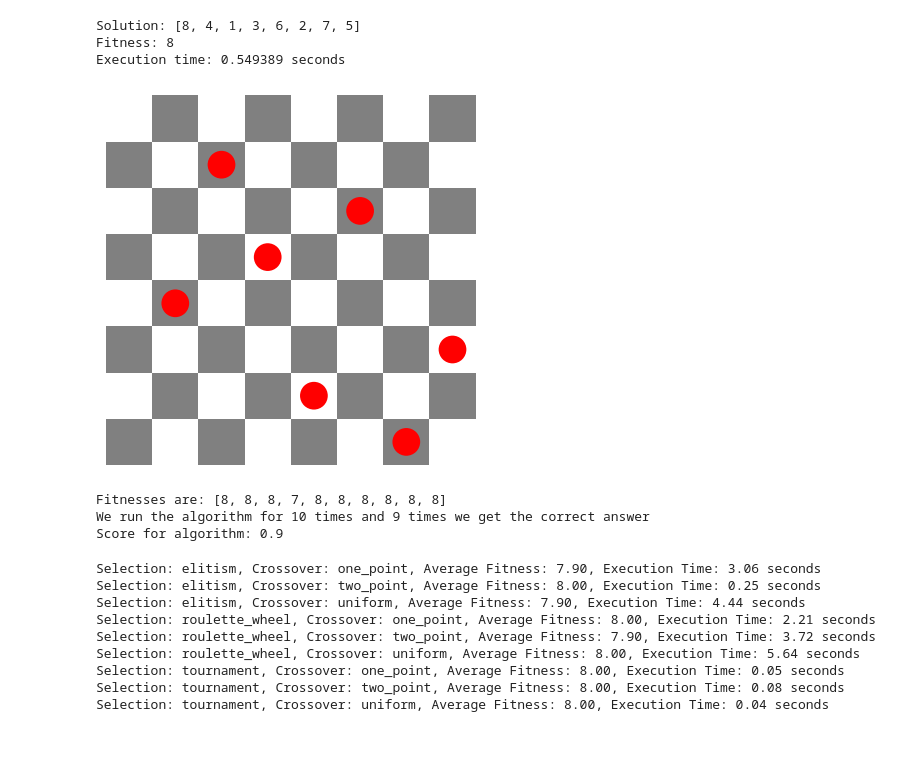
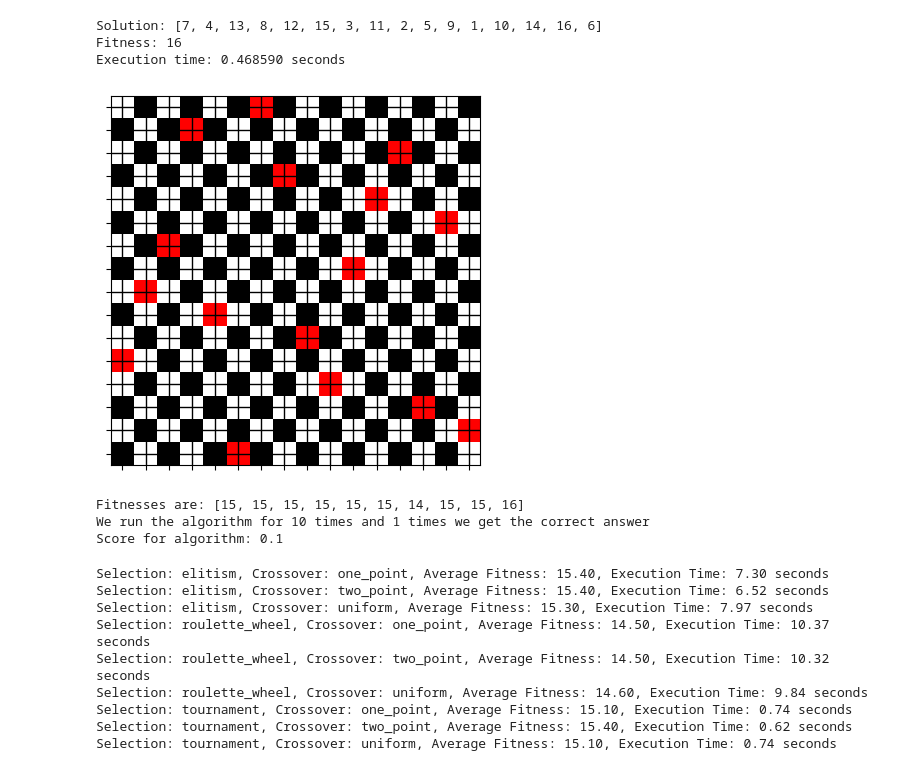
Before and after one commit to IAmirKhani/NQueens-using-genetic-algorithm, a Jupyter notebook: project_6.ipynb, the cells around one changed output. Drawn from its saved outputs; the diff is of its cells as text; code cells hidden in the pictures; blank space fills up the shorter version.

Commit message:
changing the visualization function.

```diff
--- a/project_6.ipynb
+++ b/project_6.ipynb
@@ -88,47 +88,46 @@ def genetic_algorithm(n, population_size, generations, selection_method, crossov
 # %%
 def visualize_board(chromosome):
     n = len(chromosome)
-    fig, ax = plt.subplots()
+    board = np.zeros((n, n, 3))
+
     for i in range(n):
         for j in range(n):
             if (i + j) % 2 == 0:
-                color = 'white'
+                board[i, j] = [1, 1, 1]
             else:
-                color = 'gray'
-            ax.add_patch(patches.Rectangle((i, j), 1, 1, facecolor=color))
+                board[i, j] = [0, 0, 0]
 
-    for i, j in enumerate(chromosome):
-        ax.add_patch(patches.Circle((i + 0.5, j + 0.5), 0.3, facecolor='red'))
+    for i in range(n):
+        board[i, chromosome[i] - 1] = [1, 0, 0]
 
-    ax.set_xlim(0, n)
-    ax.set_ylim(0, n)
-    ax.set_aspect('equal')
-    plt.gca().invert_yaxis()
-    plt.axis('off')
+    plt.imshow(board)
+    plt.xticks(range(n), [])
+    plt.yticks(range(n), [])
+    plt.grid(True, which='both', color='black', linewidth=1)
     plt.show()
 # %%
 if __name__ == "__main__":
-    n = 8
+    n = 16
     population_size = 100
     generations = 1000
 
-    selection_method = roulette_wheel_selection
-    crossover_method = one_point_crossover
+    selection_method = tournament_selection
+    crossover_method = two_point_crossover
 
     start_time = time.time()
     solution = genetic_algorithm(n, population_size, generations, selection_method, crossover_method)
     execution_time = time.time() - start_time
 
     print("Solution:", solution)
     print("Fitness:", fitness(solution, n))
     print("Execution time: {:.6f} seconds".format(execution_time))
 
     visualize_board(solution)
 # %% [output]
-Solution: [8, 4, 1, 3, 6, 2, 7, 5]
-Fitness: 8
-Execution time: 0.549389 seconds
+Solution: [7, 4, 13, 8, 12, 15, 3, 11, 2, 5, 9, 1, 10, 14, 16, 6]
+Fitness: 16
+Execution time: 0.468590 seconds
-[figure, old version]
+[figure, new version]
 # %%
 validation = []
 num_iter = 10
@@ -150,9 +149,9 @@ print(f'Fitnesses are: {validation}')
 print(f'We run the algorithm for {num_iter} times and {complete_answers} times we get the correct answer')
 print(f'Score for algorithm: {complete_answers/num_iter}')
 # %% [output]
-Fitnesses are: [8, 8, 8, 7, 8, 8, 8, 8, 8, 8]
-We run the algorithm for 10 times and 9 times we get the correct answer
-Score for algorithm: 0.9
+Fitnesses are: [15, 15, 15, 15, 15, 15, 14, 15, 15, 16]
+We run the algorithm for 10 times and 1 times we get the correct answer
+Score for algorithm: 0.1
 # %%
 selection_methods = {
     'elitism': elitism_selection,
@@ -193,15 +192,15 @@ for result in results:
     print("Selection: {}, Crossover: {}, Average Fitness: {:.2f}, Execution Time: {:.2f} seconds".format(
         result['selection'], result['crossover'], result['average_fitness'], result['execution_time']))
 # %% [output]
-Selection: elitism, Crossover: one_point, Average Fitness: 7.90, Execution Time: 3.06 seconds
-Selection: elitism, Crossover: two_point, Average Fitness: 8.00, Execution Time: 0.25 seconds
-Selection: elitism, Crossover: uniform, Average Fitness: 7.90, Execution Time: 4.44 seconds
-Selection: roulette_wheel, Crossover: one_point, Average Fitness: 8.00, Execution Time: 2.21 seconds
-Selection: roulette_wheel, Crossover: two_point, Average Fitness: 7.90, Execution Time: 3.72 seconds
-Selection: roulette_wheel, Crossover: uniform, Average Fitness: 8.00, Execution Time: 5.64 seconds
-Selection: tournament, Crossover: one_point, Average Fitness: 8.00, Execution Time: 0.05 seconds
-Selection: tournament, Crossover: two_point, Average Fitness: 8.00, Execution Time: 0.08 seconds
-Selection: tournament, Crossover: uniform, Average Fitness: 8.00, Execution Time: 0.04 seconds
+Selection: elitism, Crossover: one_point, Average Fitness: 15.40, Execution Time: 7.30 seconds
+Selection: elitism, Crossover: two_point, Average Fitness: 15.40, Execution Time: 6.52 seconds
+Selection: elitism, Crossover: uniform, Average Fitness: 15.30, Execution Time: 7.97 seconds
+Selection: roulette_wheel, Crossover: one_point, Average Fitness: 14.50, Execution Time: 10.37 seconds
+Selection: roulette_wheel, Crossover: two_point, Average Fitness: 14.50, Execution Time: 10.32 seconds
+Selection: roulette_wheel, Crossover: uniform, Average Fitness: 14.60, Execution Time: 9.84 seconds
+Selection: tournament, Crossover: one_point, Average Fitness: 15.10, Execution Time: 0.74 seconds
+Selection: tournament, Crossover: two_point, Average Fitness: 15.40, Execution Time: 0.62 seconds
+Selection: tournament, Crossover: uniform, Average Fitness: 15.10, Execution Time: 0.74 seconds
 # %%
 import matplotlib.pyplot as plt
 
```
Also changed, not shown: parts of 1 cell of this notebook.
